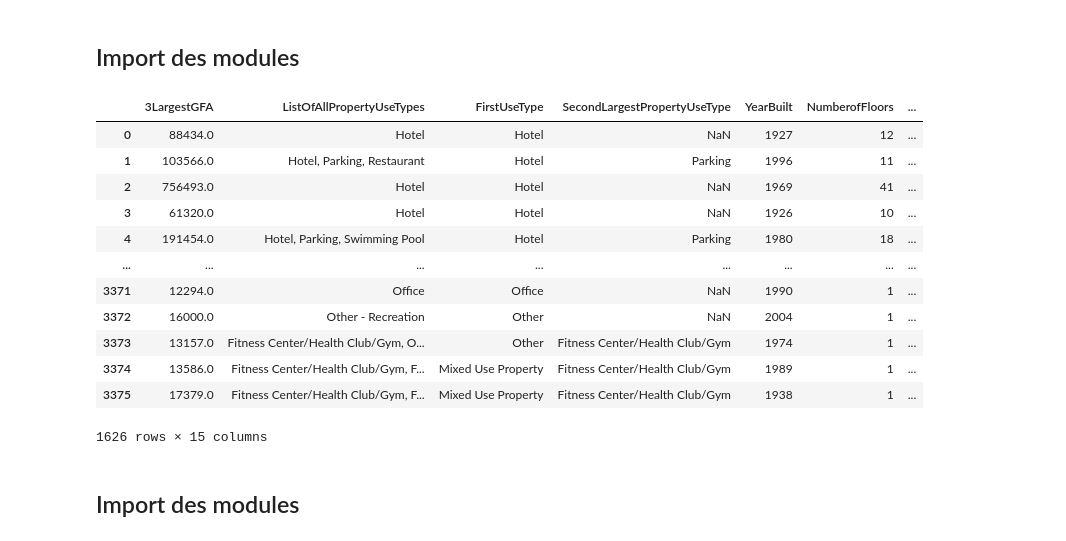
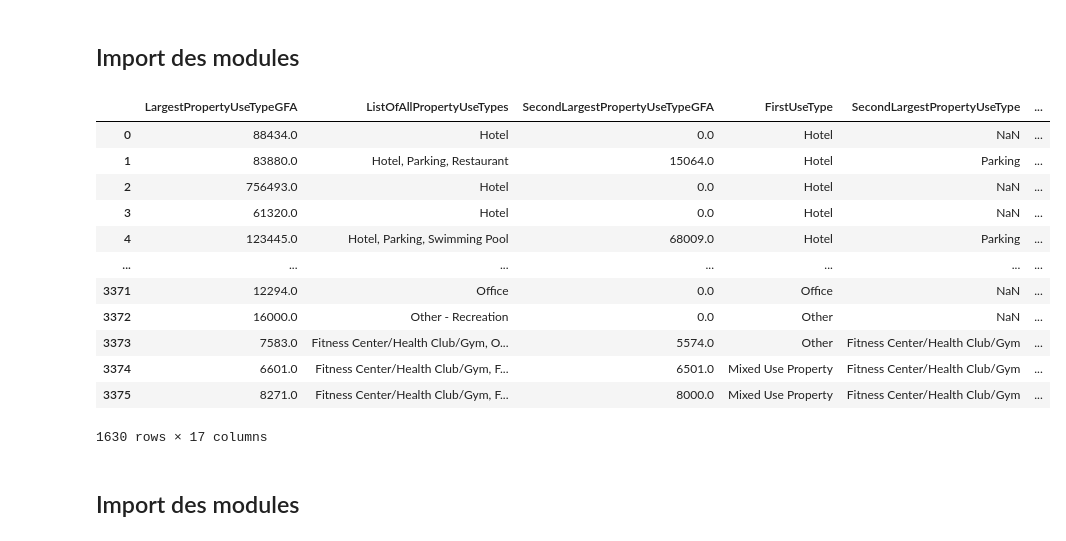
Before and after one commit to day811/OCDE-P6, a Jupyter notebook: modelistation_model1.ipynb, the cells around one changed output. Cells and saved outputs as stored; diff of their text form; code cells hidden in the pictures.

```diff
--- a/modelistation_model1.ipynb
+++ b/modelistation_model1.ipynb
@@ -12,25 +12,25 @@ import warnings
 warnings.filterwarnings("ignore", category=UserWarning)
 # %%
 
-bc_after_eda = pd.read_csv("data/bc_after_eda.csv", index_col='Unnamed: 0')
-select_columns = ['3LargestGFA', 'ListOfAllPropertyUseTypes', 'FirstUseType', 'SecondLargestPropertyUseType', 'YearBuilt', 'NumberofFloors', 'NumberofBuildings','Latitude', 'Longitude', 'Neighborhood',
-                                     'SiteEnergyUse(kBtu)', 'Electricity(kBtu)', 'NaturalGas(kBtu)', 'SteamUse(kBtu)','SiteEUI(kBtu/sf)']
+bc_after_eda = pd.read_csv("data/bc_after_eda.csv", index_col='Unnamed: 0',dtype={'NumberofFloors':float})
+select_columns = ['LargestPropertyUseTypeGFA', 'ListOfAllPropertyUseTypes', 'SecondLargestPropertyUseTypeGFA', 'FirstUseType', 'SecondLargestPropertyUseType', 'YearBuilt', 'NumberofFloors', 'NumberofBuildings','Latitude', 'Longitude', 'Neighborhood',
+                                     'SiteEnergyUse(kBtu)', 'Electricity(kBtu)', 'NaturalGas(kBtu)', 'SteamUse(kBtu)','SiteEUI(kBtu/sf)','SumLargestGFA']
 bc_after_eda = bc_after_eda[select_columns]
 bc_after_eda
 # %% [output]
-|  | 3LargestGFA | ListOfAllPropertyUseTypes | FirstUseType | SecondLargestPropertyUseType | YearBuilt | NumberofFloors | ... |
-| 0 | 88434.0 | Hotel | Hotel | NaN | 1927 | 12 | ... |
-| 1 | 103566.0 | Hotel, Parking, Restaurant | Hotel | Parking | 1996 | 11 | ... |
-| 2 | 756493.0 | Hotel | Hotel | NaN | 1969 | 41 | ... |
-| 3 | 61320.0 | Hotel | Hotel | NaN | 1926 | 10 | ... |
-| 4 | 191454.0 | Hotel, Parking, Swimming Pool | Hotel | Parking | 1980 | 18 | ... |
-| ... | ... | ... | ... | ... | ... | ... | ... |
-| 3371 | 12294.0 | Office | Office | NaN | 1990 | 1 | ... |
-| 3372 | 16000.0 | Other - Recreation | Other | NaN | 2004 | 1 | ... |
-| 3373 | 13157.0 | Fitness Center/Health Club/Gym, O... | Other | Fitness Center/Health Club/Gym | 1974 | 1 | ... |
-| 3374 | 13586.0 | Fitness Center/Health Club/Gym, F... | Mixed Use Property | Fitness Center/Health Club/Gym | 1989 | 1 | ... |
-| 3375 | 17379.0 | Fitness Center/Health Club/Gym, F... | Mixed Use Property | Fitness Center/Health Club/Gym | 1938 | 1 | ... |
+|  | LargestPropertyUseTypeGFA | ListOfAllPropertyUseTypes | SecondLargestPropertyUseTypeGFA | FirstUseType | SecondLargestPropertyUseType | ... |
+| 0 | 88434.0 | Hotel | 0.0 | Hotel | NaN | ... |
+| 1 | 83880.0 | Hotel, Parking, Restaurant | 15064.0 | Hotel | Parking | ... |
+| 2 | 756493.0 | Hotel | 0.0 | Hotel | NaN | ... |
+| 3 | 61320.0 | Hotel | 0.0 | Hotel | NaN | ... |
+| 4 | 123445.0 | Hotel, Parking, Swimming Pool | 68009.0 | Hotel | Parking | ... |
+| ... | ... | ... | ... | ... | ... | ... |
+| 3371 | 12294.0 | Office | 0.0 | Office | NaN | ... |
+| 3372 | 16000.0 | Other - Recreation | 0.0 | Other | NaN | ... |
+| 3373 | 7583.0 | Fitness Center/Health Club/Gym, O... | 5574.0 | Other | Fitness Center/Health Club/Gym | ... |
+| 3374 | 6601.0 | Fitness Center/Health Club/Gym, F... | 6501.0 | Mixed Use Property | Fitness Center/Health Club/Gym | ... |
+| 3375 | 8271.0 | Fitness Center/Health Club/Gym, F... | 8000.0 | Mixed Use Property | Fitness Center/Health Club/Gym | ... |
-1626 rows × 15 columns
+1630 rows × 17 columns
 # %% [markdown]
 ## Import des modules
 # %%
```
Also changed, not shown: parts of 19 cells of this notebook, 5 other files.
